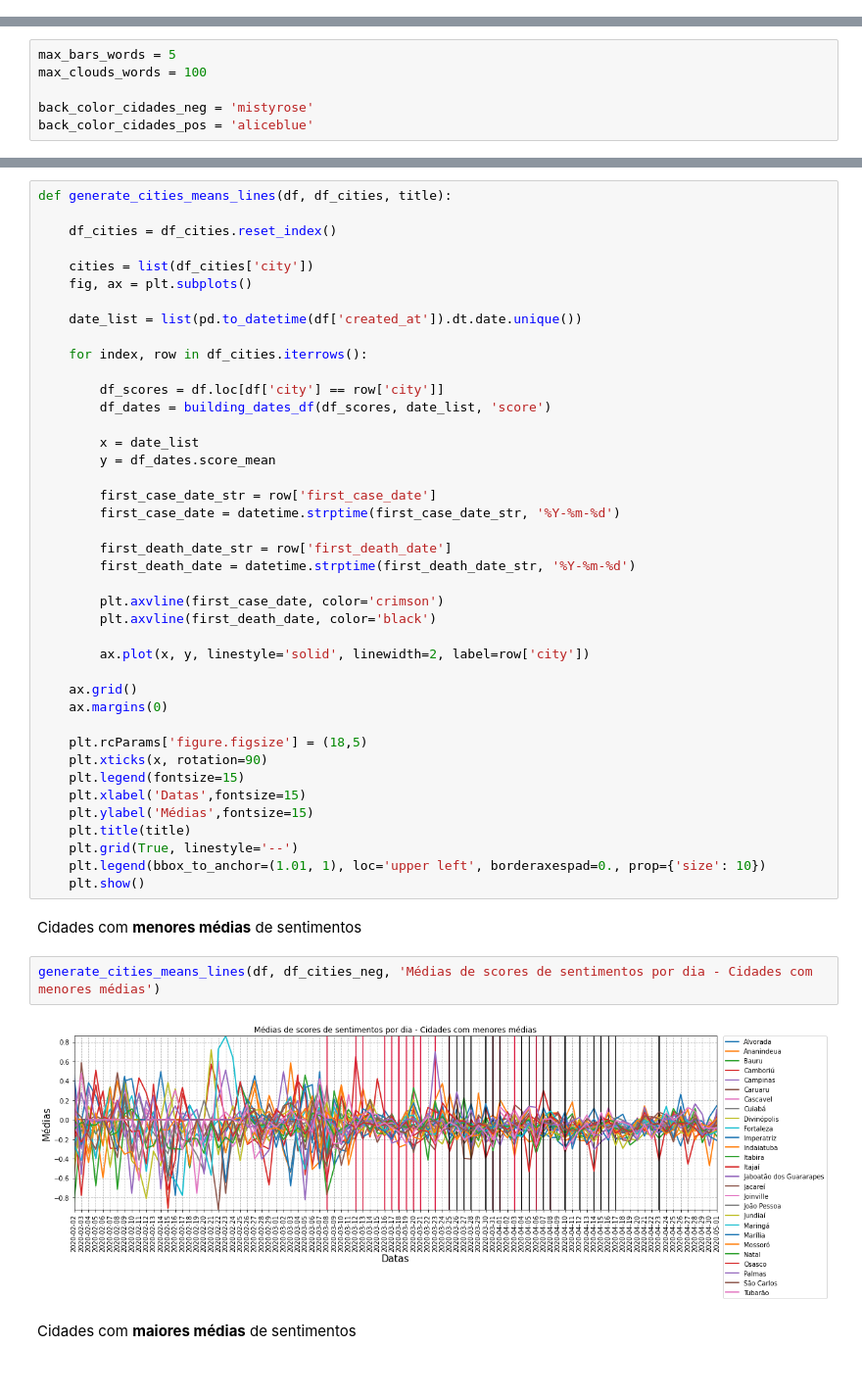
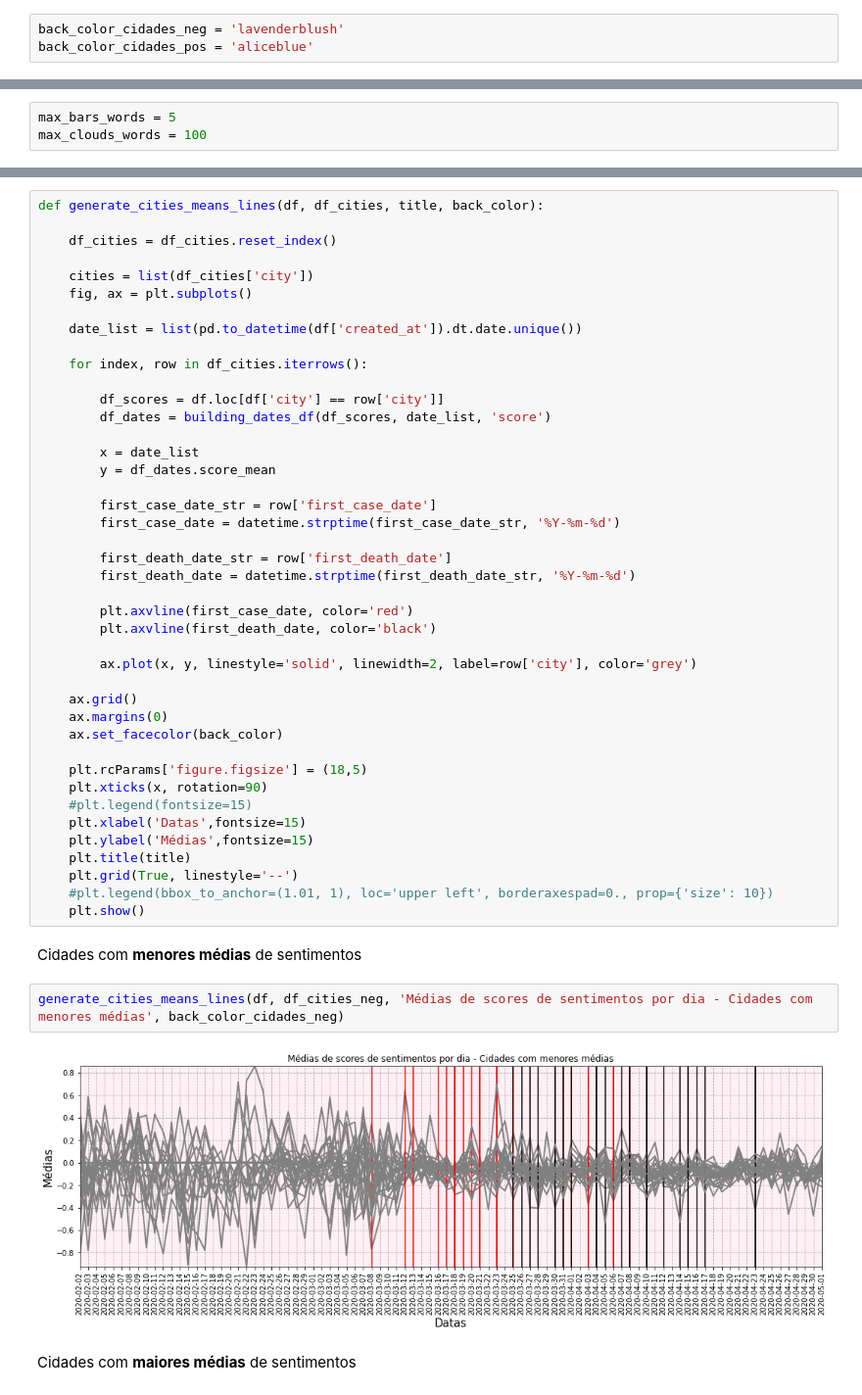
Before and after one commit to mariogmp/LCDIA, a Jupyter notebook: geocov19_brasil_04_resultados.ipynb, the cells around one changed output, grey strips where cells are left out. Shown at 98% size. Saved outputs shown, nothing was run; the diff lists cells and outputs as text.

```diff
--- a/geocov19_brasil_04_resultados.ipynb
+++ b/geocov19_brasil_04_resultados.ipynb
@@ -594,4 +606,7 @@ def generate_cities_means_bars(df, title):
     plt.xticks(x2, rotation=90)
     plt.xticks(x3, rotation=90)
     plt.show()
+# %%
+back_color_cidades_neg = 'lavenderblush'
+back_color_cidades_pos = 'aliceblue'
 # %%
@@ -633,9 +648,6 @@ Para auxiliar na contextualização dos resultados obtidos no passo anterior, es
 # %%
 max_bars_words = 5
 max_clouds_words = 100
-
-back_color_cidades_neg = 'mistyrose'
-back_color_cidades_pos = 'aliceblue'
 # %%
 from collections import Counter
 # %%
@@ -829,7 +841,7 @@ def building_dates_df(df, date_list, column):
 
     return df
 # %%
-def generate_cities_means_lines(df, df_cities, title):
+def generate_cities_means_lines(df, df_cities, title, back_color):
 
     df_cities = df_cities.reset_index()
 
@@ -852,29 +864,30 @@ def generate_cities_means_lines(df, df_cities, title):
         first_death_date_str = row['first_death_date']
         first_death_date = datetime.strptime(first_death_date_str, '%Y-%m-%d')
 
-        plt.axvline(first_case_date, color='crimson')
+        plt.axvline(first_case_date, color='red')
         plt.axvline(first_death_date, color='black')
 
-        ax.plot(x, y, linestyle='solid', linewidth=2, label=row['city'])
+        ax.plot(x, y, linestyle='solid', linewidth=2, label=row['city'], color='grey')
 
     ax.grid()
     ax.margins(0)
+    ax.set_facecolor(back_color)
 
     plt.rcParams['figure.figsize'] = (18,5)
     plt.xticks(x, rotation=90)
-    plt.legend(fontsize=15)
+    #plt.legend(fontsize=15)
     plt.xlabel('Datas',fontsize=15)
     plt.ylabel('Médias',fontsize=15)
     plt.title(title)
     plt.grid(True, linestyle='--')
-    plt.legend(bbox_to_anchor=(1.01, 1), loc='upper left', borderaxespad=0., prop={'size': 10})
+    #plt.legend(bbox_to_anchor=(1.01, 1), loc='upper left', borderaxespad=0., prop={'size': 10})
     plt.show()
 # %% [markdown]
 Cidades com **menores médias** de sentimentos
 # %%
-generate_cities_means_lines(df, df_cities_neg, 'Médias de scores de sentimentos por dia - Cidades com menores médias')
+generate_cities_means_lines(df, df_cities_neg, 'Médias de scores de sentimentos por dia - Cidades com menores médias', back_color_cidades_neg)
 # %% [output]
-[figure, old version]
+[figure, new version]
 # %% [markdown]
 Cidades com **maiores médias** de sentimentos
 # %%
```
Also changed, not shown: parts of 9 cells of this notebook, 17 other files.
